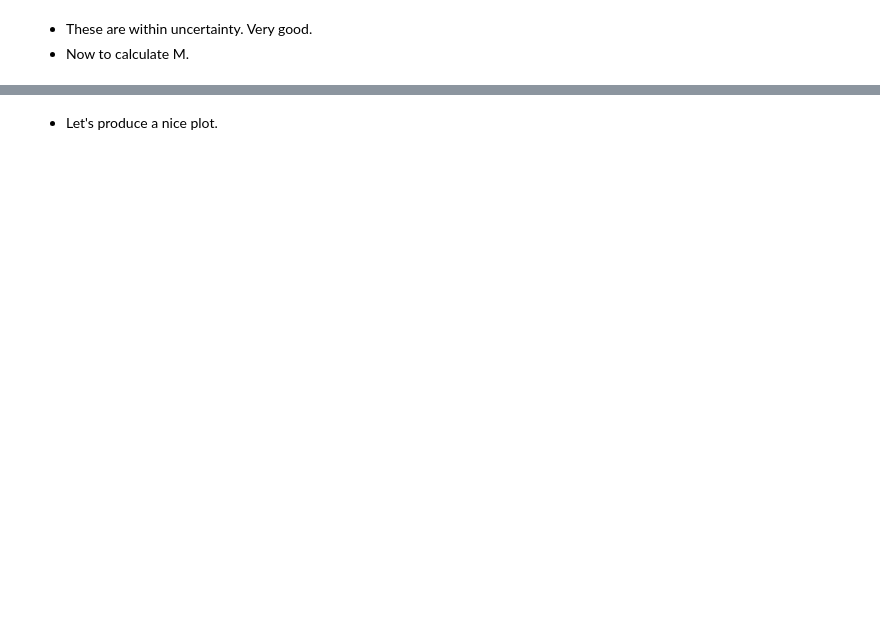
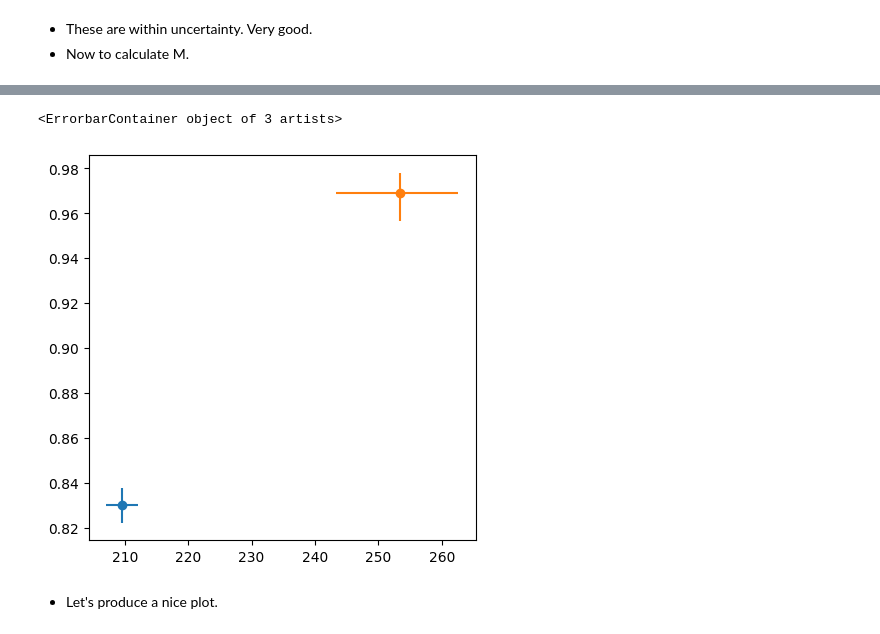
Before and after one commit to JoeyWee1/A5-Gravitational-Waves-QNM-Fitting-CW, a Jupyter notebook: solutions.ipynb, the cells around one changed output, grey strips where cells are left out. Saved outputs shown, nothing was run; the diff lists cells and outputs as text; code cells hidden in the pictures; blank space fills up the shorter version.

```diff
--- a/solutions.ipynb
+++ b/solutions.ipynb
@@ -522,0 +523,13 @@ f2_med = 96.0 Hz
+# %%
+# 220 mode is always lower frequency than 330 — swap if needed
+if f1_med > f2_med:
+    f1_med, f2_med = f2_med, f1_med
+    f1_lo,  f2_lo  = f2_lo,  f1_lo
+    f1_hi,  f2_hi  = f2_hi,  f1_hi
+    tau1_med, tau2_med = tau2_med, tau1_med
+    tau1_lo,  tau2_lo  = tau2_lo,  tau1_lo
+    tau1_hi,  tau2_hi  = tau2_hi,  tau1_hi
+    print("Swapped: f1 ↔ f2, tau1 ↔ tau2")
+
+print(f"220 mode: f = {f1_med:.1f} Hz,  tau = {tau1_med:.4f} s")
+print(f"330 mode: f = {f2_med:.1f} Hz,  tau = {tau2_med:.4f} s")
@@ -593,16 +606,16 @@ M_hi_220 = convert_to_Msun(M_hi_220)
 # %%
-# Calculate Masses for 330
+# Calculate Masses for 330 (uses f2)
 omega_hat_med_330, _, _ = mode_330(chi_med_330)
-omega_hat_lo_330, _, _ = mode_330(chi_lo_330)
-omega_hat_hi_330, _, _ = mode_330(chi_hi_330)
+omega_hat_lo_330, _, _  = mode_330(chi_lo_330)
+omega_hat_hi_330, _, _  = mode_330(chi_hi_330)
 
-M_med_330 = omega_hat_med_330.real / (2 * np.pi * f1_med)
-M_lo_330 = omega_hat_lo_330.real / (2 * np.pi * f1_hi)
-M_hi_330 = omega_hat_hi_330.real / (2 * np.pi * f1_lo)
+M_med_330 = omega_hat_med_330.real / (2 * np.pi * f2_med)
+M_lo_330  = omega_hat_lo_330.real  / (2 * np.pi * f2_hi)
+M_hi_330  = omega_hat_hi_330.real  / (2 * np.pi * f2_lo)
 
 M_med_330 = convert_to_Msun(M_med_330)
-M_lo_330 = convert_to_Msun(M_lo_330)
-M_hi_330 = convert_to_Msun(M_hi_330)
+M_lo_330  = convert_to_Msun(M_lo_330)
+M_hi_330  = convert_to_Msun(M_hi_330)
 # %%
 table = PrettyTable()
 table.field_names = ["Mode", "M_low", "M_med", "M_high"]
@@ -618,4 +631,22 @@ print(table)
 +---------+--------+--------+--------+
+# %%
+fig, ax = plt.subplots(figsize=(5, 5))
+
+ax.errorbar(M_med_220, chi_med_220,
+            xerr=[[M_med_220 - M_lo_220], [M_hi_220 - M_med_220]],
+            yerr=[[chi_med_220 - chi_lo_220], [chi_hi_220 - chi_med_220]],
+            marker='o')
+
+ax.errorbar(M_med_330, chi_med_330,
+            xerr=[[M_med_330 - M_lo_330], [M_hi_330 - M_med_330]],
+            yerr=[[chi_med_330 - chi_lo_330], [chi_hi_330 - chi_med_330]],
+            marker='o')
+
+# ax.errorbar(M_med_220, chi_med_220, xerr=[M_lo_220-M_med_220,M_hi_220-M_med_220], yerr=[chi_lo_220-chi_med_220,chi_hi_220-chi_med_220], marker='o')
+# ax.scatter(M_med_330, chi_med_330, xerr=[,], yerr=[,], s=100, marker='o')
+# %% [output]
+<ErrorbarContainer object of 3 artists>
+[figure, added]
 # %% [markdown]
 - Let's produce a nice plot.
 # %%
```
Also changed, not shown: parts of 14 cells of this notebook.
